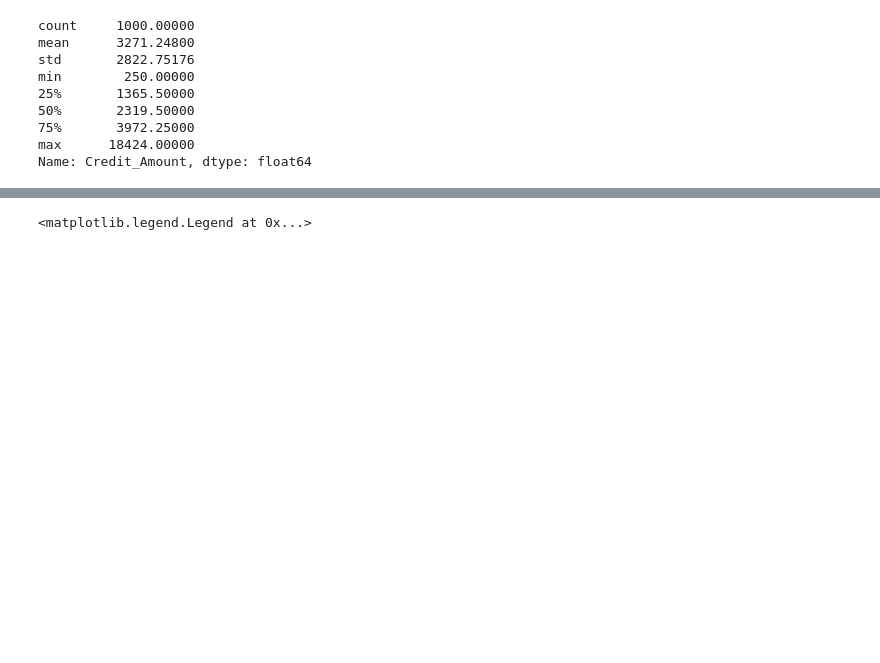
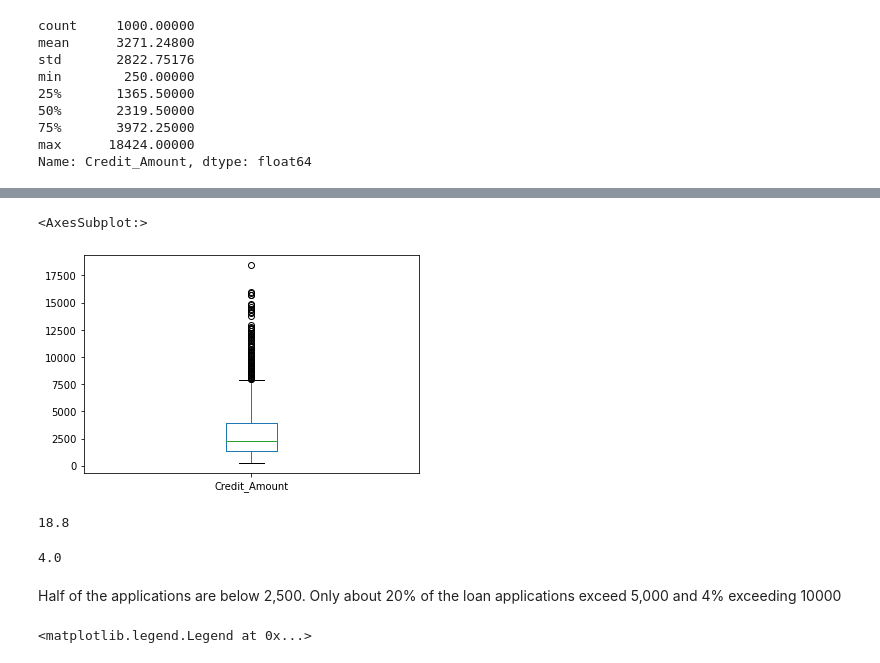
Before and after one commit to georgek2/ENd-To-EnD, a Jupyter notebook: 12_German_CD/creditability.ipynb, the cells around one changed output, grey strips where cells are left out. Saved outputs shown, nothing was run; the diff lists cells and outputs as text; code cells hidden in the pictures; blank space fills up the shorter version.

```diff
--- a/12_German_CD/creditability.ipynb
+++ b/12_German_CD/creditability.ipynb
@@ -229,3 +239,18 @@ Name: Credit_Amount, dtype: float64
+# %%
+X['Credit_Amount'].plot(kind = 'box')
+# %% [output]
+<AxesSubplot:>
+[figure, added]
+# %%
+len(X.loc[X['Credit_Amount'] > 5000]) / len(X) * 100
+# %% [output]
+18.8
+# %%
+len(X.loc[X['Credit_Amount'] > 10000]) / len(X) * 100
+# %% [output]
+4.0
+# %% [markdown]
+Half of the applications are below 2,500. Only about 20% of the loan applications exceed 5,000 and 4% exceeding 10000
 # %%
 X['Value_Savings_Stocks'].hist(label = features[5])
 plt.legend()
```
Also changed, not shown: parts of 64 cells of this notebook.
